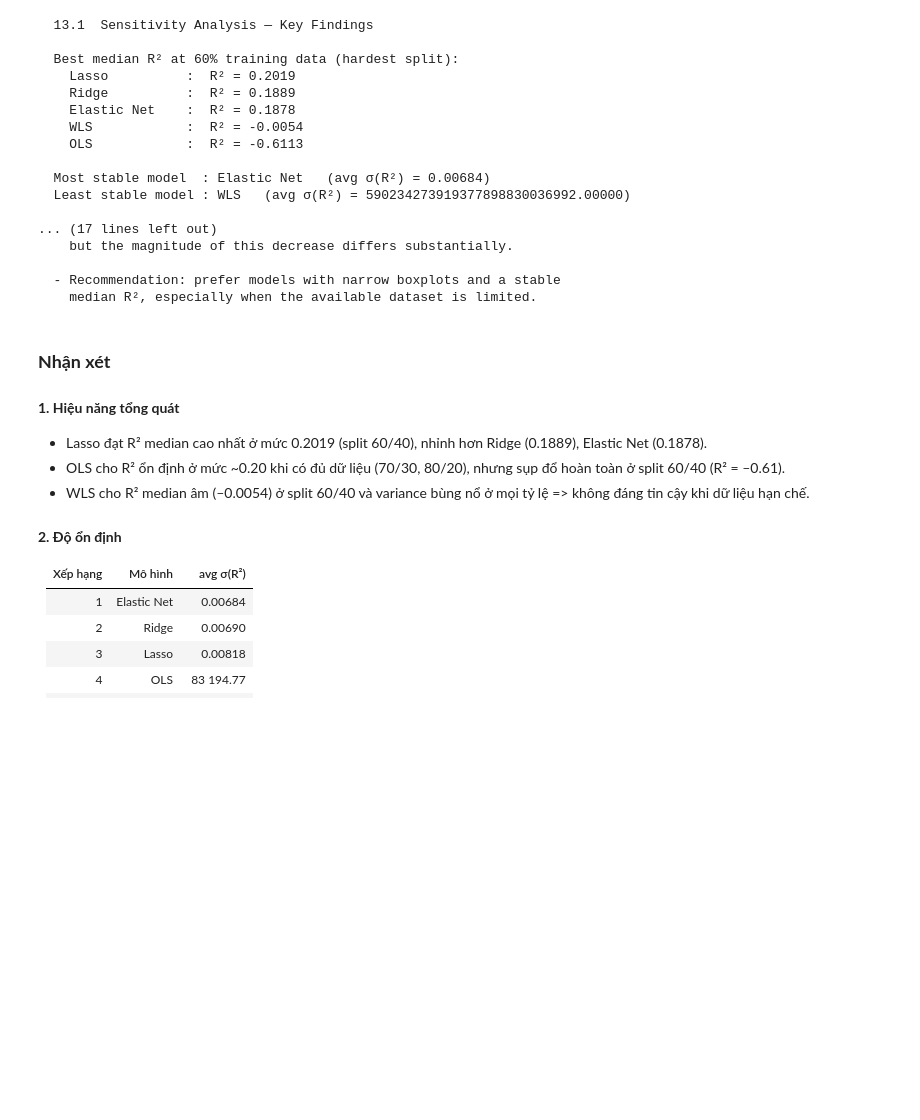
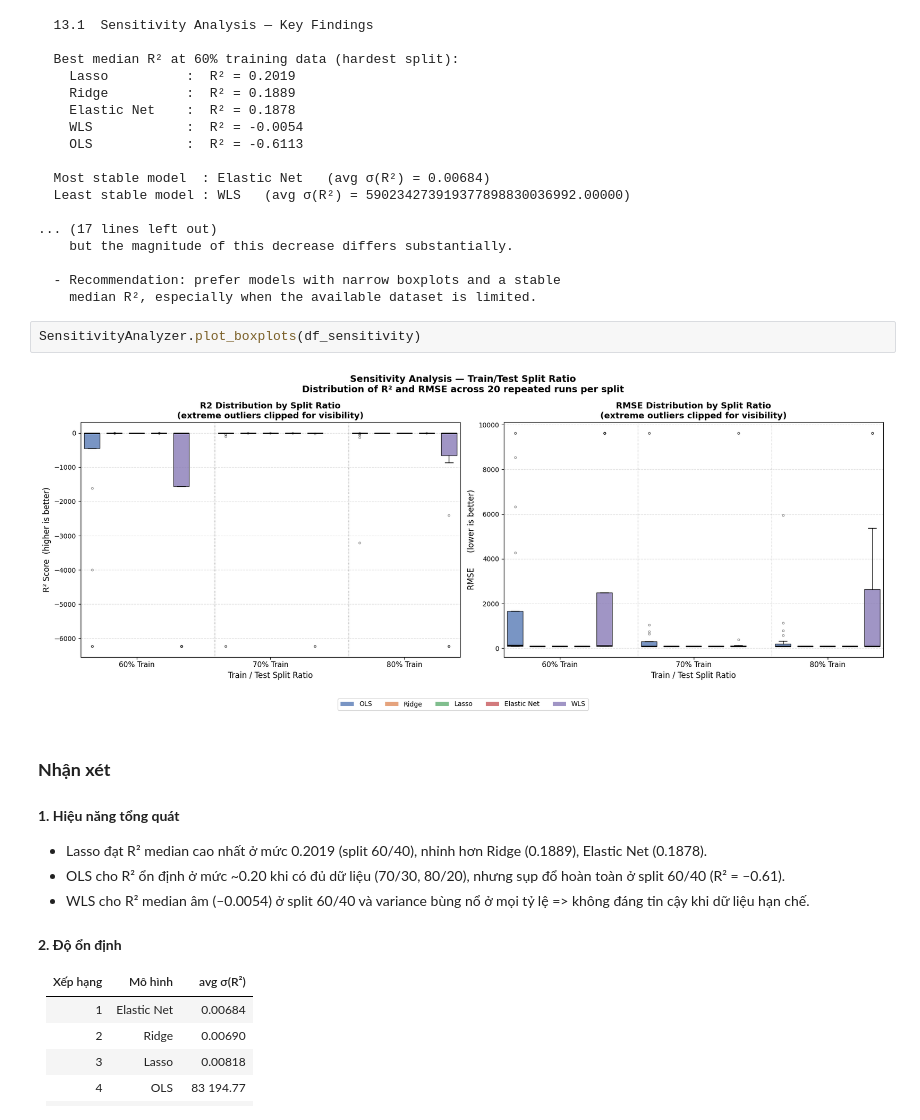
Before and after one commit to ThanhChuong12/Supervised-Learning-Regression-Classification, a Jupyter notebook: code/Part1_Regression/02_modeling.ipynb, the cells around one changed output. Drawn from its saved outputs; the diff is of its cells as text; blank space fills up the shorter version.

```diff
--- a/code/Part1_Regression/02_modeling.ipynb
+++ b/code/Part1_Regression/02_modeling.ipynb
@@ -2669,6 +2669,10 @@ SensitivityAnalyzer.print_findings(df_sensitivity, stability_sens)
 
   - Recommendation: prefer models with narrow boxplots and a stable
     median R², especially when the available dataset is limited.
+# %%
+SensitivityAnalyzer.plot_boxplots(df_sensitivity)
+# %% [output]
+[figure, added]
 # %% [markdown]
 ### **Nhận xét**
 
```
Also changed, not shown: parts of 12 cells of this notebook, 2 other files.
